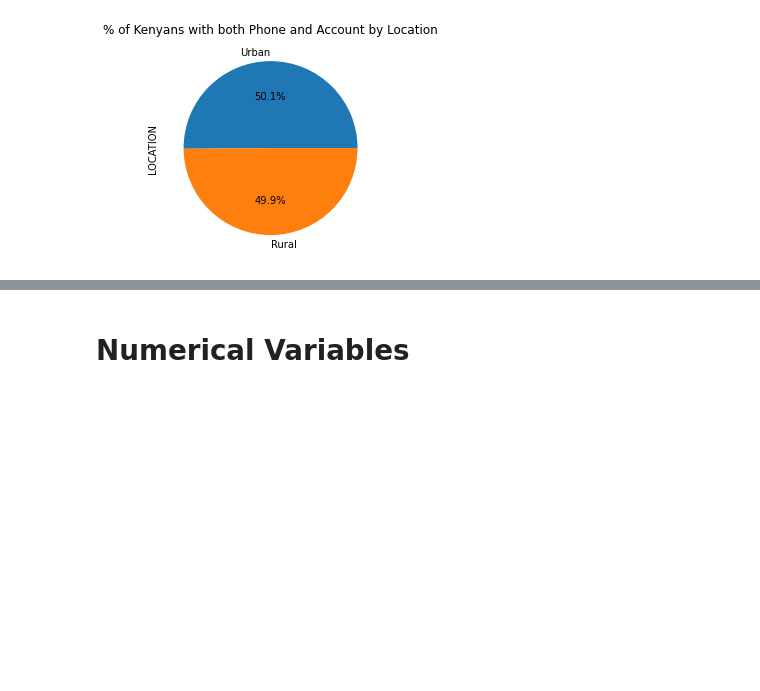
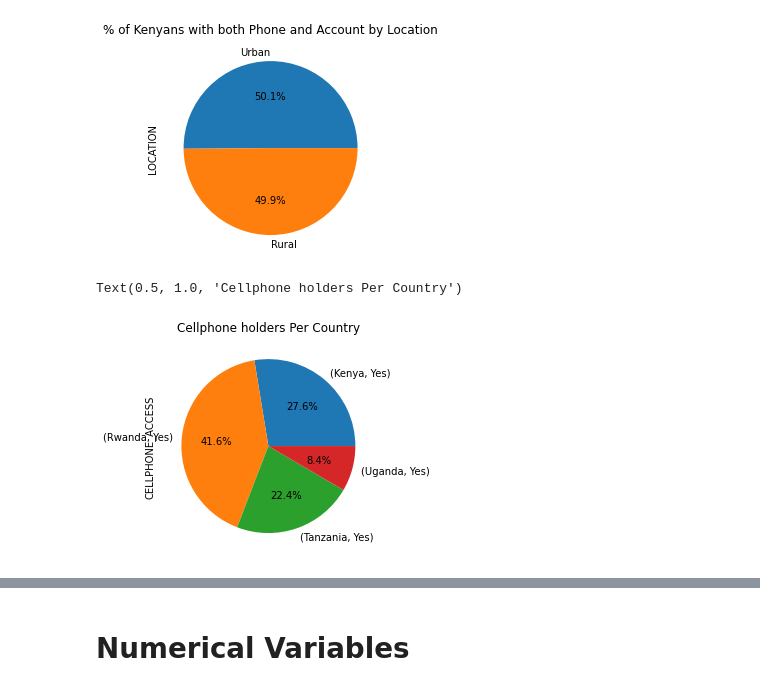
Before and after one commit to Obreintelly/EDA, a Jupyter notebook: Week_2_IP_Exploratory_Data_Analysis_Core.ipynb, the cells around one changed output, grey strips where cells are left out. Drawn from its saved outputs; the diff is of its cells as text; code cells hidden in the pictures; blank space fills up the shorter version.

```diff
--- a/Week_2_IP_Exploratory_Data_Analysis_Core.ipynb
+++ b/Week_2_IP_Exploratory_Data_Analysis_Core.ipynb
@@ -413,3 +420,11 @@ plt.title('% of Kenyans with both Phone and Account by Location')
 # %% [output]
 Text(0.5, 1.0, '% of Kenyans with both Phone and Account by Location')
 [figure]
+# %%
+# % of cellphone holders per country
+with_phone= finance_inclusion[finance_inclusion['CELLPHONE_ACCESS']=='Yes']
+with_phone.groupby('COUNTRY')['CELLPHONE_ACCESS'].value_counts().plot(kind='pie', autopct='%1.1f%%')
+plt.title('Cellphone holders Per Country')
+# %% [output]
+Text(0.5, 1.0, 'Cellphone holders Per Country')
+[figure, added]
```
Also changed, not shown: parts of 12 cells of this notebook.
